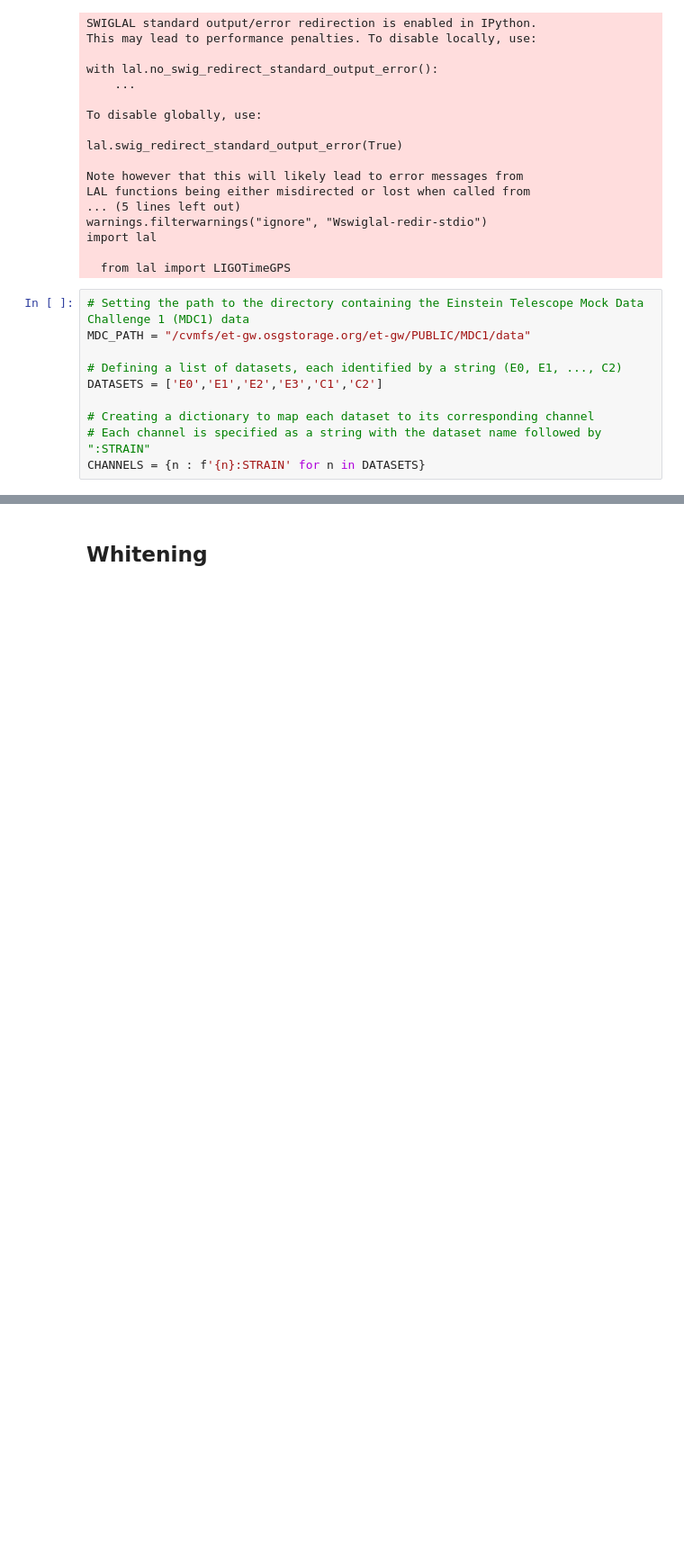
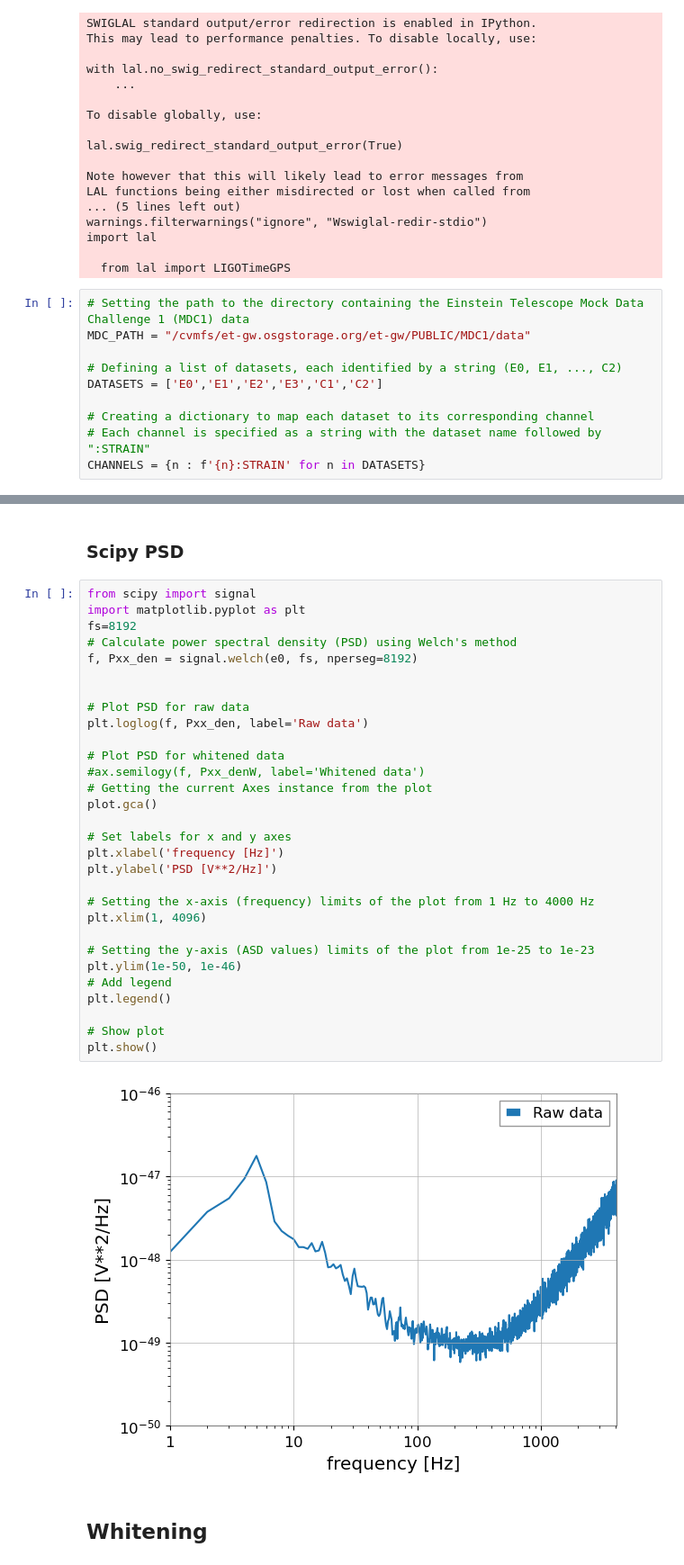
Before and after one commit to elenacuoco/ET-MDC-Tutorials, a Jupyter notebook: notebooks/DataProc.ipynb, the cells around one changed output, grey strips where cells are left out. Shown at 90% size. Saved outputs shown, nothing was run; the diff lists cells and outputs as text; blank space fills up the shorter version.

```diff
--- a/notebooks/DataProc.ipynb
+++ b/notebooks/DataProc.ipynb
@@ -134,3 +138,37 @@ plot
+# %% [markdown]
+### Scipy PSD
+# %%
+from scipy import signal
+import matplotlib.pyplot as plt
+fs=8192
+# Calculate power spectral density (PSD) using Welch's method
+f, Pxx_den = signal.welch(e0, fs, nperseg=8192)
+
+
+# Plot PSD for raw data
+plt.loglog(f, Pxx_den, label='Raw data')
+
+# Plot PSD for whitened data
+#ax.semilogy(f, Pxx_denW, label='Whitened data')
+# Getting the current Axes instance from the plot
+plot.gca()
+
+# Set labels for x and y axes
+plt.xlabel('frequency [Hz]')
+plt.ylabel('PSD [V**2/Hz]')
+
+# Setting the x-axis (frequency) limits of the plot from 1 Hz to 4000 Hz
+plt.xlim(1, 4096)
+
+# Setting the y-axis (ASD values) limits of the plot from 1e-25 to 1e-23
+plt.ylim(1e-50, 1e-46)
+# Add legend
+plt.legend()
+
+# Show plot
+plt.show()
+# %% [output]
+[figure, added]
 # %% [markdown]
 ## Whitening
 # %% [markdown]
```
Also changed, not shown: parts of 27 cells of this notebook, 8 other files.
